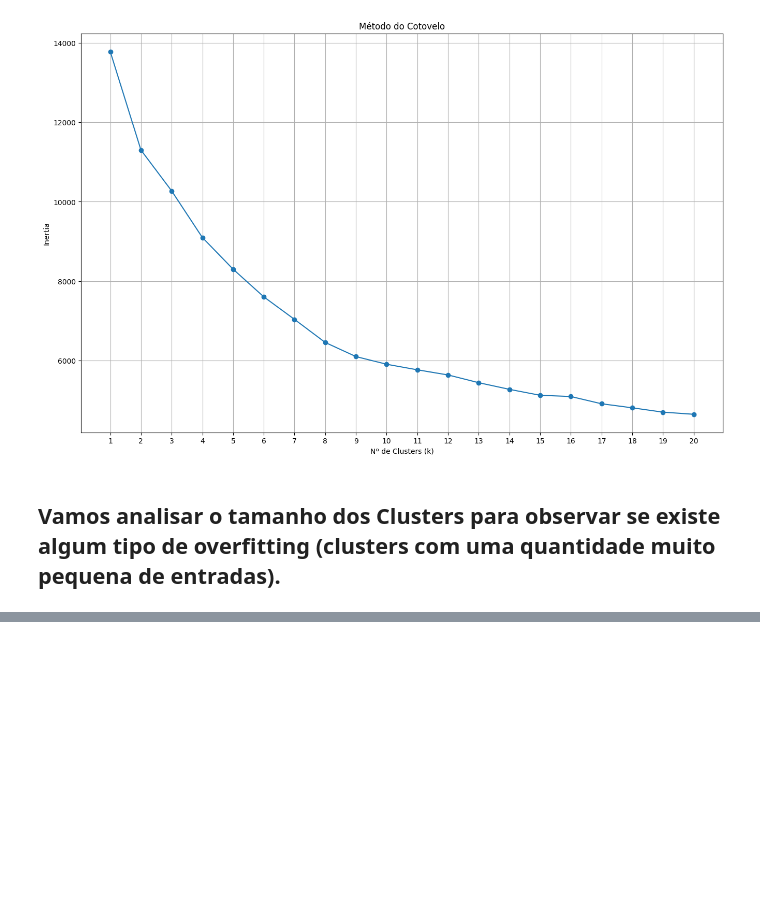
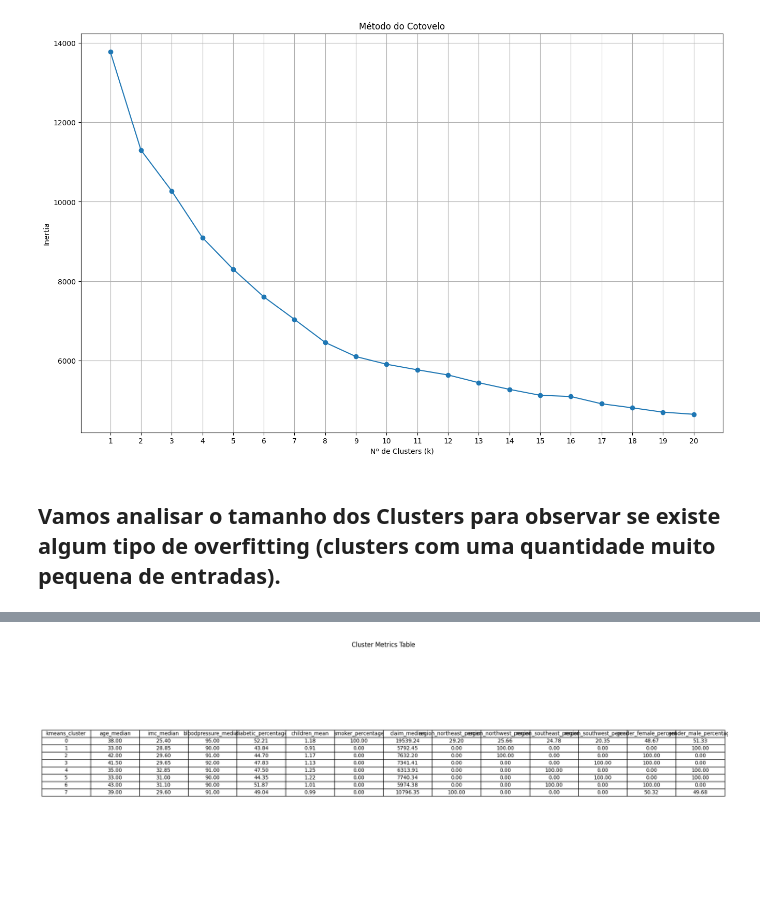
Before and after one commit to TalesVMAlves/Classificador-Seguros, a Jupyter notebook: aprendizadoNaoSupervisionado.ipynb, the cells around one changed output, grey strips where cells are left out. Cells and saved outputs as stored; diff of their text form; code cells hidden in the pictures; blank space fills up the shorter version.

```diff
--- a/aprendizadoNaoSupervisionado.ipynb
+++ b/aprendizadoNaoSupervisionado.ipynb
@@ -81,0 +117,2 @@ plt.show()
+# %%
+df = df.drop(['tsne_x', 'tsne_y'], axis=1) # Não vamos mais precisar dessas colunas
@@ -81,0 +142,27 @@ plt.show()
+# %%
+import numpy as np
+df_metrics = pd.DataFrame.from_dict(cluster_metrics, orient='index')
+df_metrics.index.name = 'kmeans_cluster'
+df_metrics = df_metrics.reset_index()
+for column in df_metrics.columns:
+    if df_metrics[column].dtype == np.float64:
+        df_metrics[column] = df_metrics[column].apply(lambda x: f"{x:.2f}")
+
+
+fig, ax = plt.subplots(figsize=(20, 8))
+
+ax.axis('off')
+
+table = ax.table(cellText=df_metrics.values,
+                     colLabels=df_metrics.columns,
+                     loc='center',
+                     cellLoc='center')
+
+table.auto_set_font_size(False)
+table.set_fontsize(10)
+table.scale(1.2, 1.2)
+plt.title("Cluster Metrics Table")
+
+plt.show()
+# %% [output]
+[figure, added]
```
Also changed, not shown: parts of 8 cells of this notebook.
